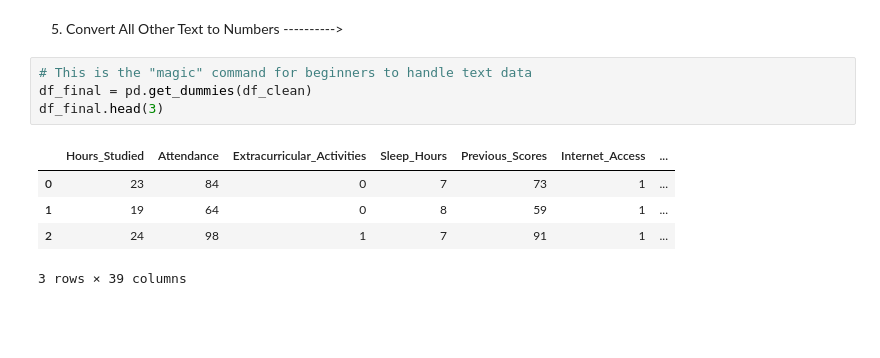
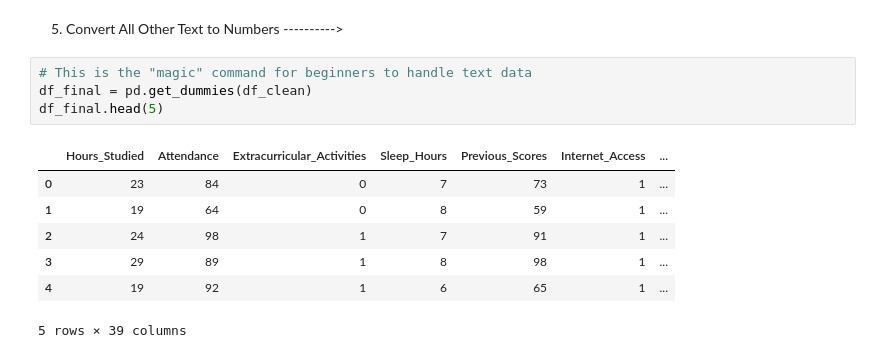
Before and after one commit to vijayrajeshr/DWM-, a Jupyter notebook: data_preprocessing_tasks.ipynb, the cells around one changed output. Drawn from its saved outputs; the diff is of its cells as text; blank space fills up the shorter version.

```diff
--- a/data_preprocessing_tasks.ipynb
+++ b/data_preprocessing_tasks.ipynb
@@ -82,10 +80,12 @@ df_clean.head(3)
 # %%
 # This is the "magic" command for beginners to handle text data
 df_final = pd.get_dummies(df_clean)
-df_final.head(3)
+df_final.head(5)
 # %% [output]
 |  | Hours_Studied | Attendance | Extracurricular_Activities | Sleep_Hours | Previous_Scores | Internet_Access | ... |
 | 0 | 23 | 84 | 0 | 7 | 73 | 1 | ... |
 | 1 | 19 | 64 | 0 | 8 | 59 | 1 | ... |
 | 2 | 24 | 98 | 1 | 7 | 91 | 1 | ... |
+| 3 | 29 | 89 | 1 | 8 | 98 | 1 | ... |
+| 4 | 19 | 92 | 1 | 6 | 65 | 1 | ... |
-3 rows × 39 columns
+5 rows × 39 columns
```
Also changed, not shown: parts of 2 cells of this notebook.
